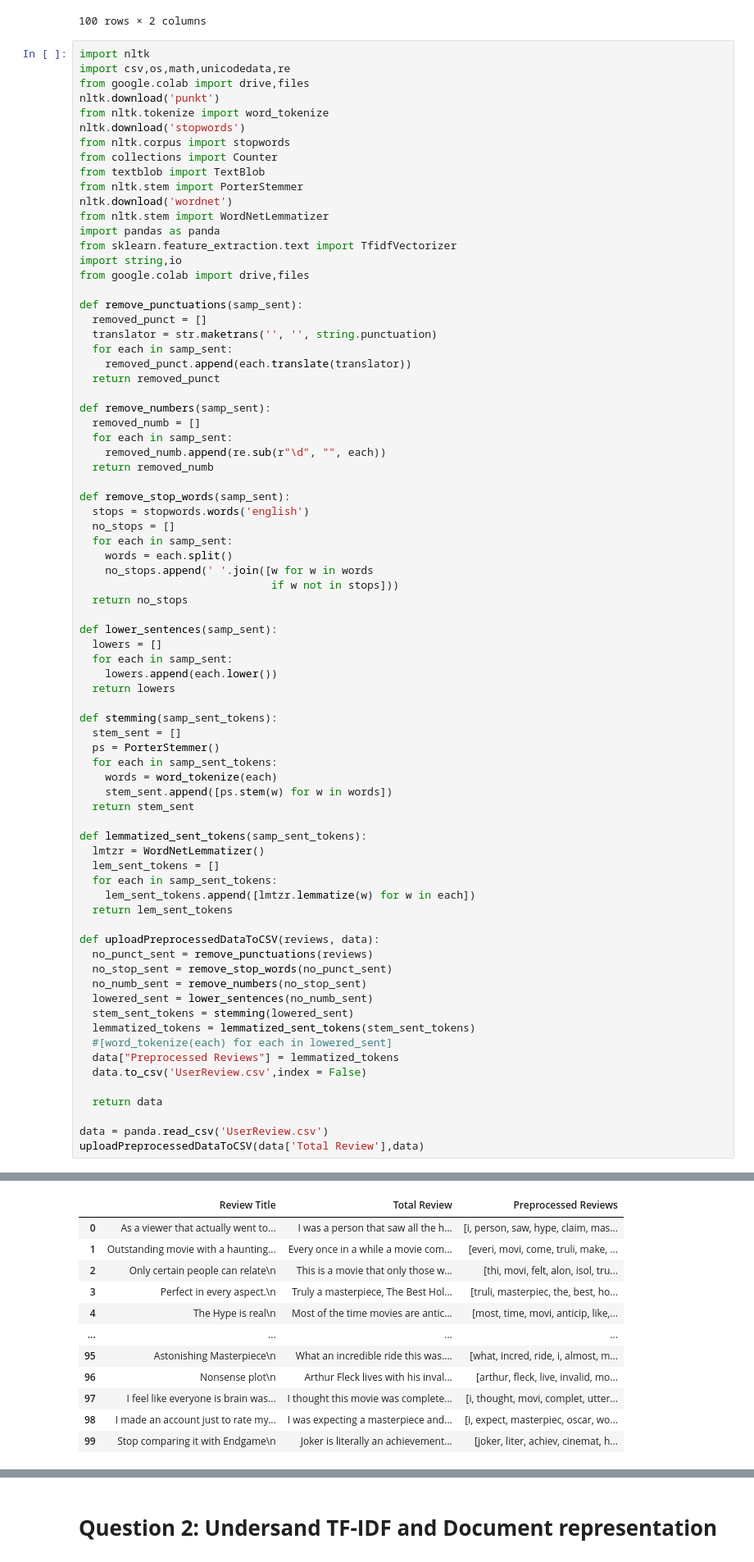
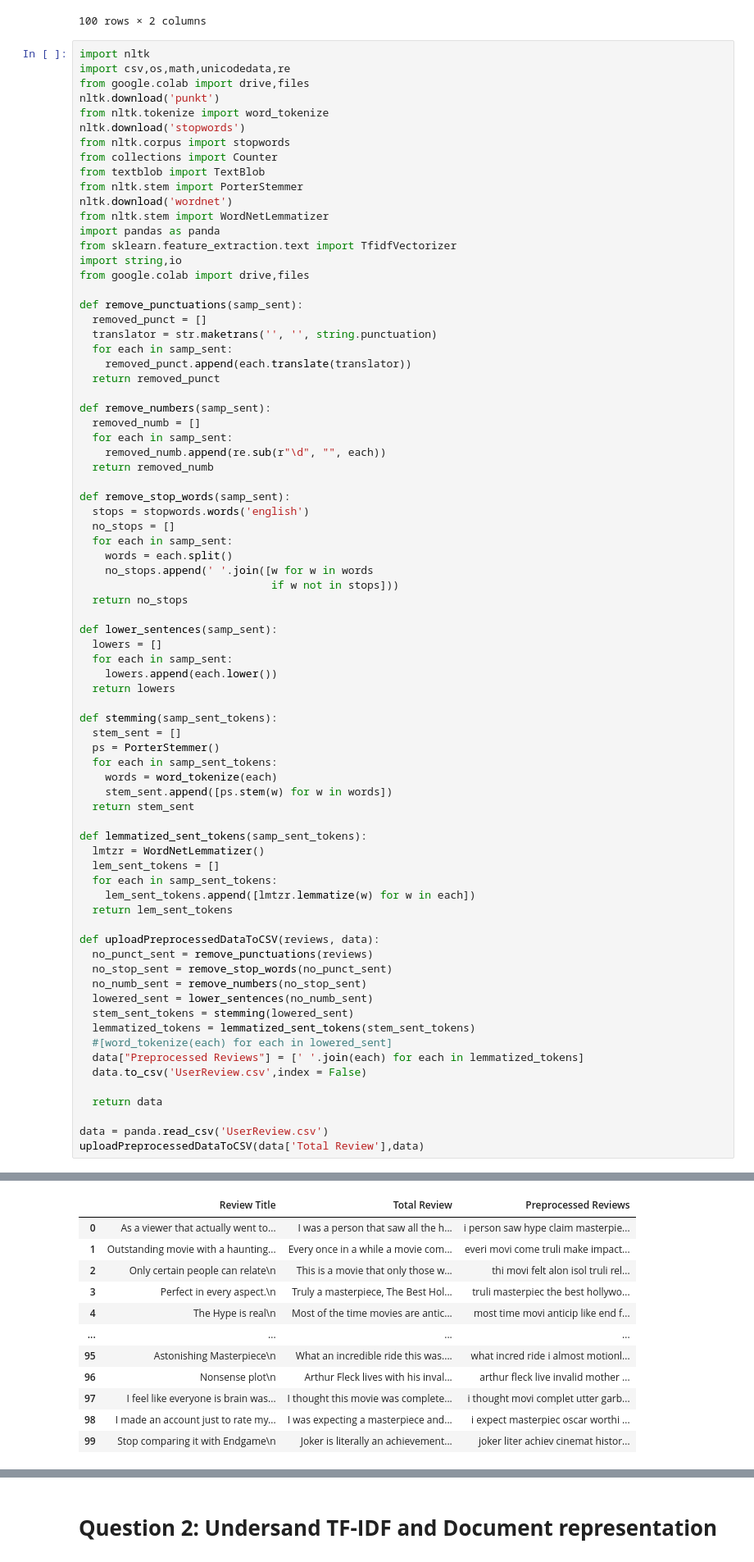
Before and after one commit to RadhavaramHarika/Harika_INFO5731_Spring2020, a Jupyter notebook: Harika_INFO5731_Assignment_Three.ipynb, the cells around one changed output, grey strips where cells are left out. Shown at 82% size. Drawn from its saved outputs; the diff is of its cells as text.

```diff
--- a/Harika_INFO5731_Assignment_Three.ipynb
+++ b/Harika_INFO5731_Assignment_Three.ipynb
@@ -174,7 +174,7 @@ def uploadPreprocessedDataToCSV(reviews, data):
   stem_sent_tokens = stemming(lowered_sent)
   lemmatized_tokens = lemmatized_sent_tokens(stem_sent_tokens)
   #[word_tokenize(each) for each in lowered_sent]
-  data["Preprocessed Reviews"] = lemmatized_tokens
+  data["Preprocessed Reviews"] = [' '.join(each) for each in lemmatized_tokens]
   data.to_csv('UserReview.csv',index = False)
 
   return data
@@ -191,13 +191,13 @@ uploadPreprocessedDataToCSV(data['Total Review'],data)
 |  | Review Title | Total Review | Preprocessed Reviews |
-| 0 | As a viewer that actually went to... | I was a person that saw all the h... | [i, person, saw, hype, claim, mas... |
-| 1 | Outstanding movie with a haunting... | Every once in a while a movie com... | [everi, movi, come, truli, make, ... |
-| 2 | Only certain people can relate\n | This is a movie that only those w... | [thi, movi, felt, alon, isol, tru... |
-| 3 | Perfect in every aspect.\n | Truly a masterpiece, The Best Hol... | [truli, masterpiec, the, best, ho... |
-| 4 | The Hype is real\n | Most of the time movies are antic... | [most, time, movi, anticip, like,... |
+| 0 | As a viewer that actually went to... | I was a person that saw all the h... | i person saw hype claim masterpie... |
+| 1 | Outstanding movie with a haunting... | Every once in a while a movie com... | everi movi come truli make impact... |
+| 2 | Only certain people can relate\n | This is a movie that only those w... | thi movi felt alon isol truli rel... |
+| 3 | Perfect in every aspect.\n | Truly a masterpiece, The Best Hol... | truli masterpiec the best hollywo... |
+| 4 | The Hype is real\n | Most of the time movies are antic... | most time movi anticip like end f... |
 | ... | ... | ... | ... |
-| 95 | Astonishing Masterpiece\n | What an incredible ride this was.... | [what, incred, ride, i, almost, m... |
-| 96 | Nonsense plot\n | Arthur Fleck lives with his inval... | [arthur, fleck, live, invalid, mo... |
-| 97 | I feel like everyone is brain was... | I thought this movie was complete... | [i, thought, movi, complet, utter... |
-| 98 | I made an account just to rate my... | I was expecting a masterpiece and... | [i, expect, masterpiec, oscar, wo... |
-| 99 | Stop comparing it with Endgame\n | Joker is literally an achievement... | [joker, liter, achiev, cinemat, h... |
+| 95 | Astonishing Masterpiece\n | What an incredible ride this was.... | what incred ride i almost motionl... |
+| 96 | Nonsense plot\n | Arthur Fleck lives with his inval... | arthur fleck live invalid mother ... |
+| 97 | I feel like everyone is brain was... | I thought this movie was complete... | i thought movi complet utter garb... |
+| 98 | I made an account just to rate my... | I was expecting a masterpiece and... | i expect masterpiec oscar worthi ... |
+| 99 | Stop comparing it with Endgame\n | Joker is literally an achievement... | joker liter achiev cinemat histor... |
 100 rows × 3 columns
```
Also changed, not shown: parts of 3 cells of this notebook.
